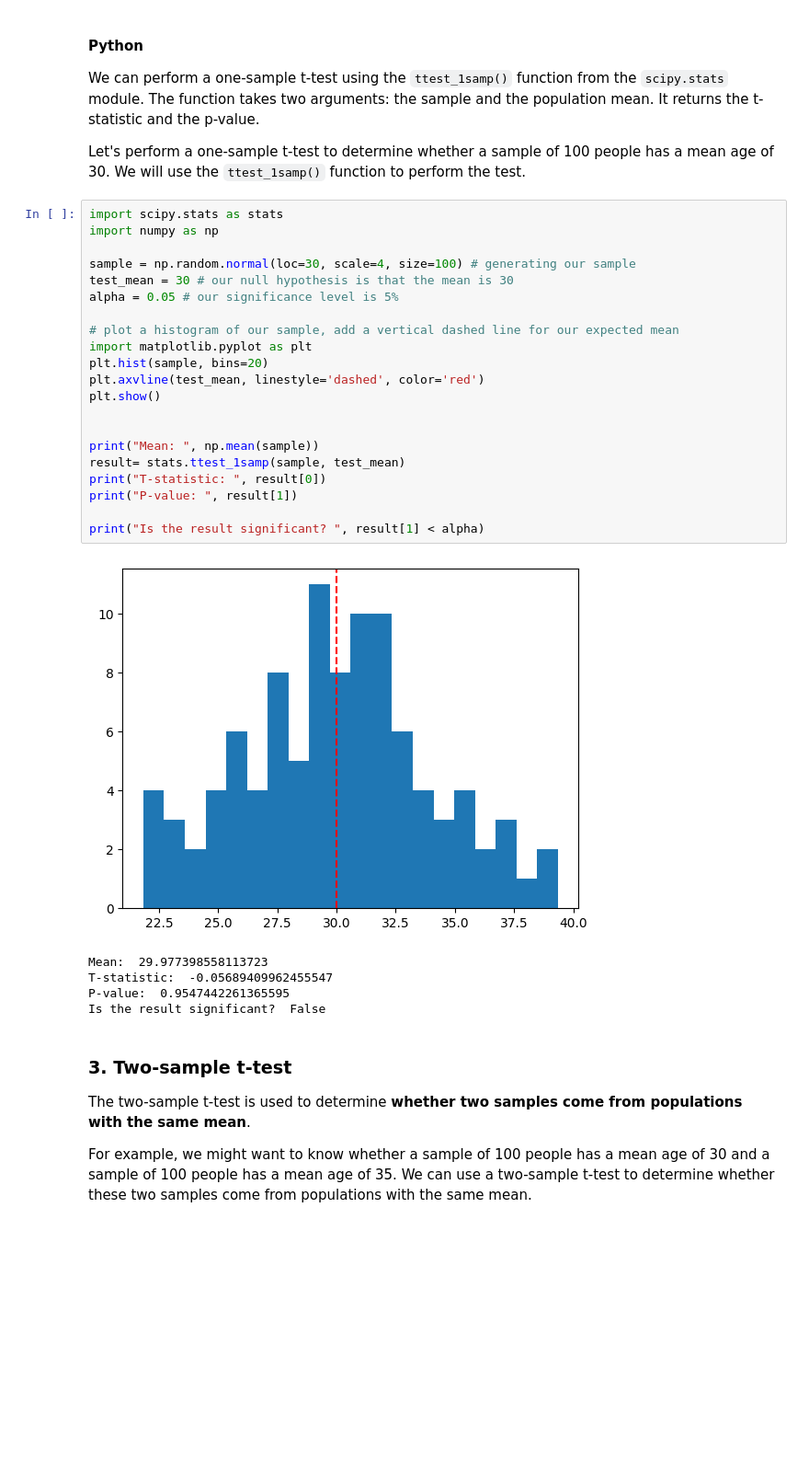
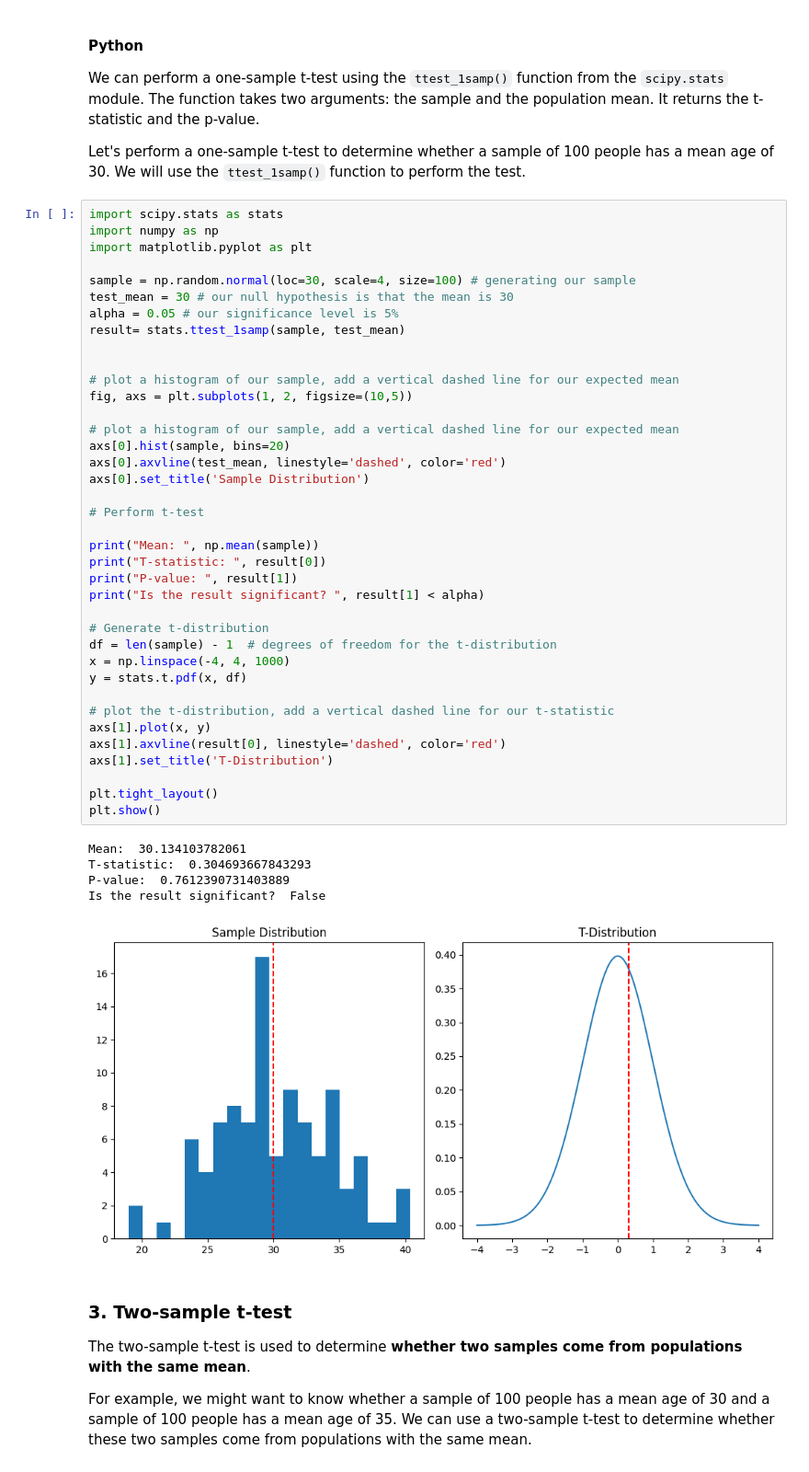
Before and after one commit to SantosJGND/SI_NOTEBOOKS, a Jupyter notebook: classes/week2/hypothesis_testing/Hypothesis_Testing_Exercises_1.1.ipynb, the cells around one changed output. Shown: that part at 92% size. Saved outputs shown, nothing was run; the diff lists cells and outputs as text; blank space fills up the shorter version.

```diff
--- a/classes/week2/hypothesis_testing/Hypothesis_Testing_Exercises_1.1.ipynb
+++ b/classes/week2/hypothesis_testing/Hypothesis_Testing_Exercises_1.1.ipynb
@@ -26,30 +26,47 @@ Let's perform a one-sample t-test to determine whether a sample of 100 people ha
 # %%
 import scipy.stats as stats
 import numpy as np
+import matplotlib.pyplot as plt
 
 sample = np.random.normal(loc=30, scale=4, size=100) # generating our sample
 test_mean = 30 # our null hypothesis is that the mean is 30
 alpha = 0.05 # our significance level is 5%
+result= stats.ttest_1samp(sample, test_mean)
+
 
 # plot a histogram of our sample, add a vertical dashed line for our expected mean
-import matplotlib.pyplot as plt
-plt.hist(sample, bins=20)
-plt.axvline(test_mean, linestyle='dashed', color='red')
-plt.show()
+fig, axs = plt.subplots(1, 2, figsize=(10,5))
 
+# plot a histogram of our sample, add a vertical dashed line for our expected mean
+axs[0].hist(sample, bins=20)
+axs[0].axvline(test_mean, linestyle='dashed', color='red')
+axs[0].set_title('Sample Distribution')
+
+# Perform t-test
 
 print("Mean: ", np.mean(sample))
-result= stats.ttest_1samp(sample, test_mean)
 print("T-statistic: ", result[0])
 print("P-value: ", result[1])
+print("Is the result significant? ", result[1] < alpha)
 
-print("Is the result significant? ", result[1] < alpha)
+# Generate t-distribution
+df = len(sample) - 1  # degrees of freedom for the t-distribution
+x = np.linspace(-4, 4, 1000)
+y = stats.t.pdf(x, df)
+
+# plot the t-distribution, add a vertical dashed line for our t-statistic
+axs[1].plot(x, y)
+axs[1].axvline(result[0], linestyle='dashed', color='red')
+axs[1].set_title('T-Distribution')
+
+plt.tight_layout()
+plt.show()
 # %% [output]
+Mean:  30.134103782061
+T-statistic:  0.304693667843293
+P-value:  0.7612390731403889
+Is the result significant?  False
-[figure, old version]
+[figure, new version]
-Mean:  29.977398558113723
-T-statistic:  -0.05689409962455547
-P-value:  0.9547442261365595
-Is the result significant?  False
 # %% [markdown]
 
 
```
Also changed, not shown: parts of 4 cells of this notebook.
